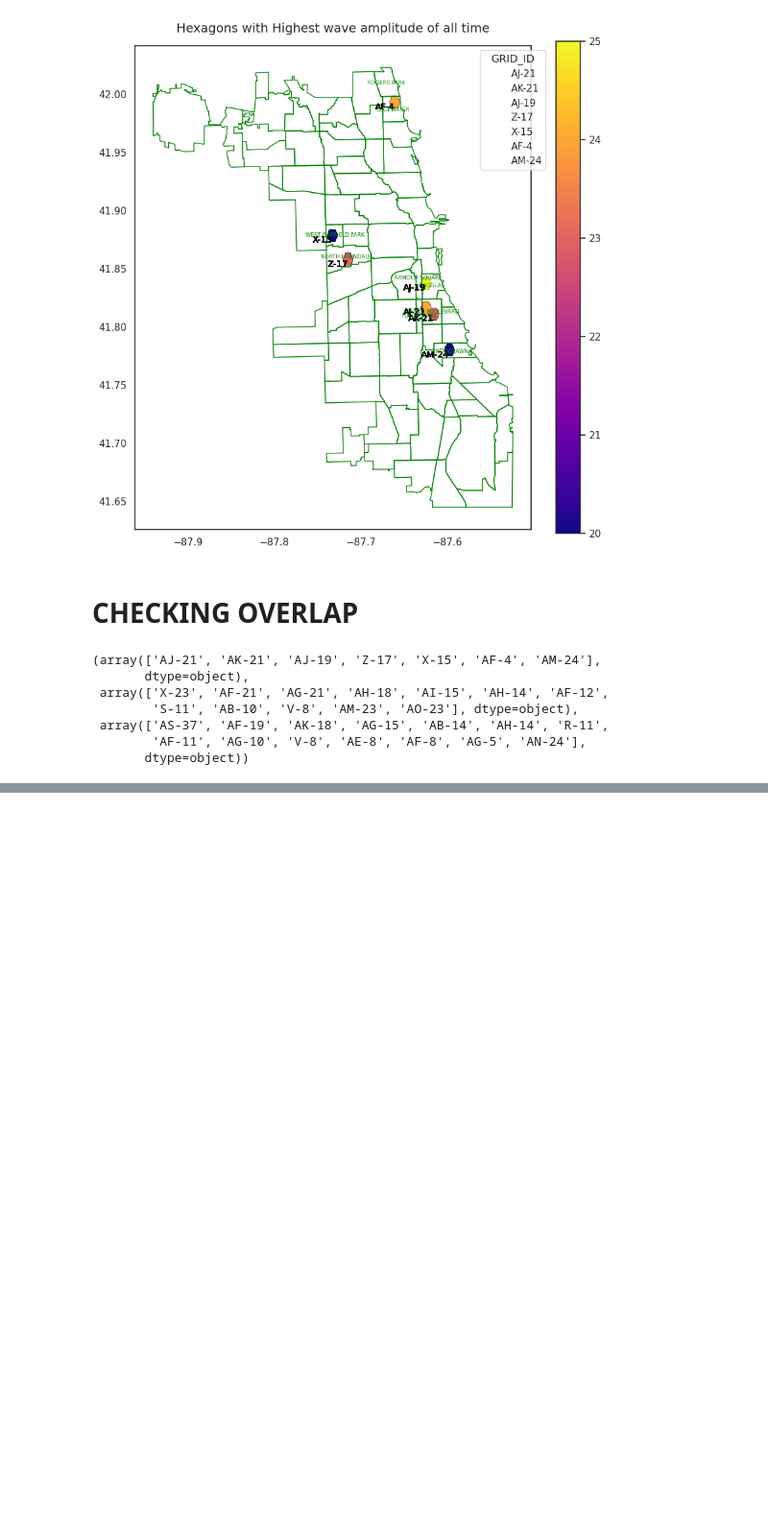
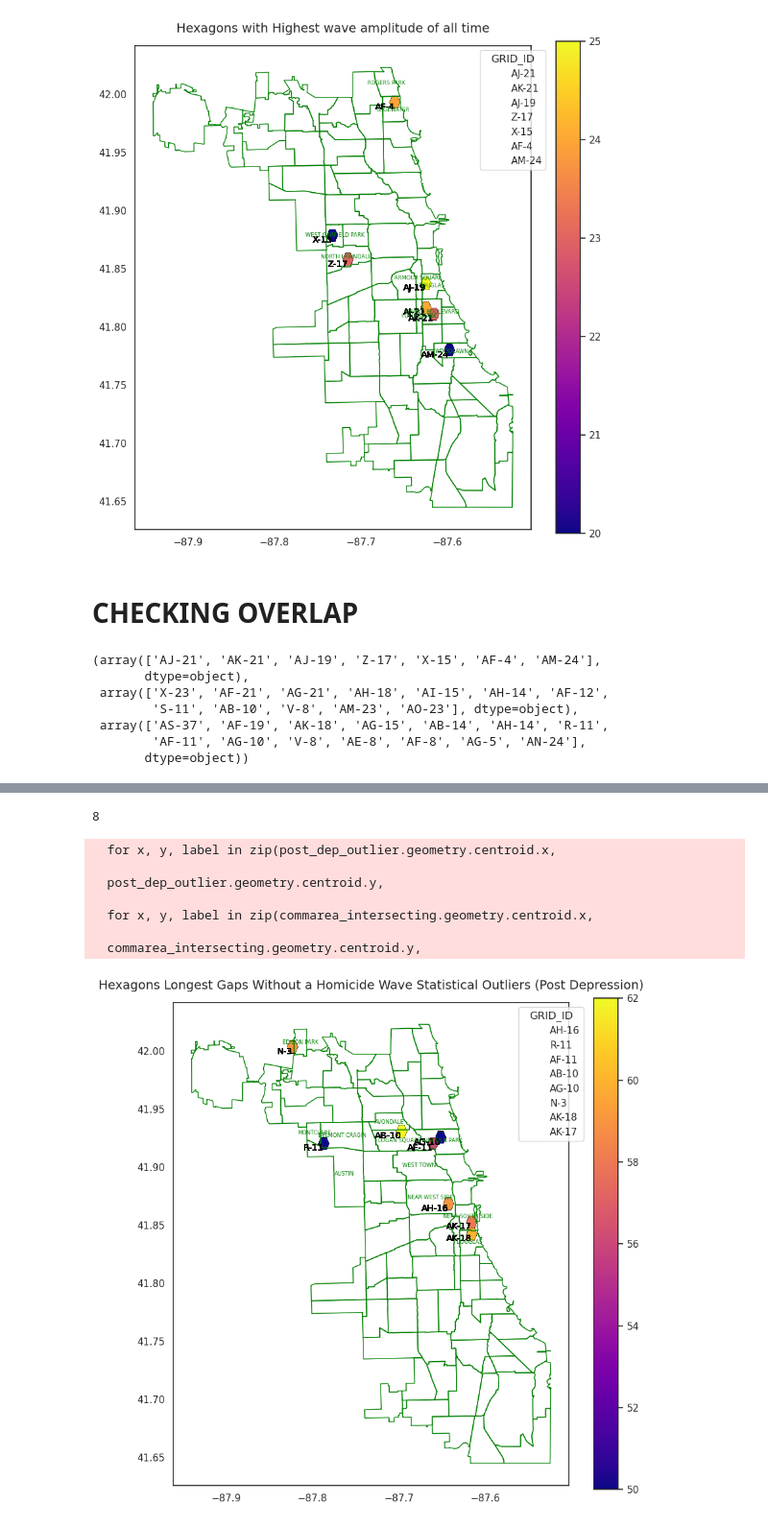
Before and after one commit to uchicago-justice-project/decreasing-homicide-waves, a Jupyter notebook: hom_decrease.ipynb, the cells around one changed output, grey strips where cells are left out. Shown at 96% size. Saved outputs shown, nothing was run; the diff lists cells and outputs as text; code cells hidden in the pictures; blank space fills up the shorter version.

```diff
--- a/hom_decrease.ipynb
+++ b/hom_decrease.ipynb
@@ -687,0 +720,2 @@ top_amp.GRID_ID.unique(), outlier.GRID_ID.unique(), anomaly.GRID_ID.unique()
+# %%
+post_depression = map_data.copy()
@@ -687,0 +728,7 @@ top_amp.GRID_ID.unique(), outlier.GRID_ID.unique(), anomaly.GRID_ID.unique()
+# %%
+post_depression['longest_gap'] = post_depression.apply(lambda x:
+                                CURRENT_YEAR - x['last_wave_end'] if
+                                x['last_wave_end'] > 1940 else np.nan,
+                                axis=1)
+# %%
+post_depression.dropna(how='any', inplace=True)
@@ -687,0 +747,50 @@ top_amp.GRID_ID.unique(), outlier.GRID_ID.unique(), anomaly.GRID_ID.unique()
+# %%
+post_dep_outlier = post_depression[post_depression['longest_gap'] >= 50]
+# %%
+post_dep_outlier.GRID_ID.nunique()
+# %% [output]
+8
+# %%
+# Create figure and axis
+fig, ax = plt.subplots(figsize=(10, 10))
+
+sns.set_style(rc={'axes.facecolor':'white', 'figure.facecolor': 'white'})
+
+# Plot all hexagons colored by longest_gap
+post_dep_outlier.plot(column="longest_gap", cmap="plasma", edgecolor="black", linewidth=0.1, legend=True, ax=ax)
+ax.set_title("Hexagons Longest Gaps Without a Homicide Wave Statistical Outliers (Post Depression)", fontsize=14, pad=15)
+
+for x, y, label in zip(post_dep_outlier.geometry.centroid.x,
+                        post_dep_outlier.geometry.centroid.y,
+                        post_dep_outlier["GRID_ID"]):
+    ax.text(x, y, label, fontsize=10, color="black", ha="right", va="top", weight="light", wrap=True)
+#ax.annotate("Note: Hexagons where bldg_ct = 0 have been excluded in this visualization", xy=(0.5, -0.1), xycoords="axes fraction", ha="center", fontsize=10)
+
+commarea.plot(facecolor="none", edgecolor="green", linewidth=1, ax=ax)
+
+# Filter for communities that intersect with anomaly hexagons
+commarea_intersecting = commarea[commarea.geometry.apply(lambda g: post_dep_outlier.geometry.intersects(g).any())]
+
+# Add labels for only the intersecting communities
+for x, y, label in zip(commarea_intersecting.geometry.centroid.x,
+                        commarea_intersecting.geometry.centroid.y,
+                        commarea_intersecting["COMMUNITY"]):
+    ax.text(x, y, label, fontsize=6, color="green", ha="center", va="center", wrap=True)
+
+unique_ids = post_dep_outlier["GRID_ID"].unique()
+
+handles = [plt.Line2D([0], [0], linestyle='', label=grid_id) for grid_id in unique_ids]
+plt.legend(handles=handles, title="GRID_ID", bbox_to_anchor=(1.05, 1), loc='upper right')
+
+plt.savefig('viz/post_dep_outliers.png')
+
+plt.show()
+# %% [output]
+  for x, y, label in zip(post_dep_outlier.geometry.centroid.x,
+
+  post_dep_outlier.geometry.centroid.y,
+
+  for x, y, label in zip(commarea_intersecting.geometry.centroid.x,
+
+  commarea_intersecting.geometry.centroid.y,
+[figure, added]
```
Also changed, not shown: parts of 18 cells of this notebook, 5 other files.
